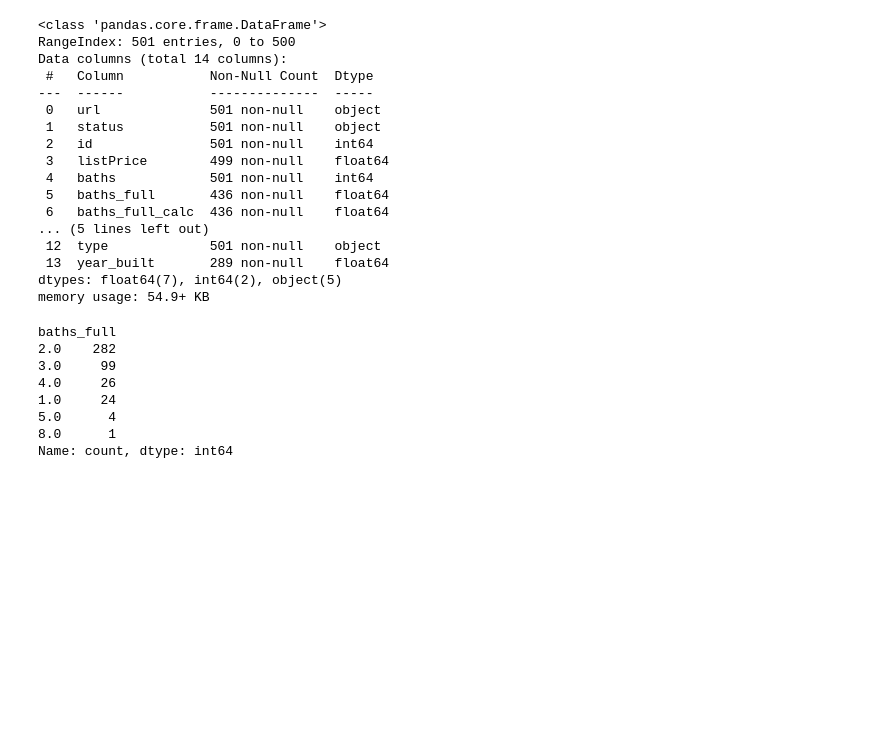
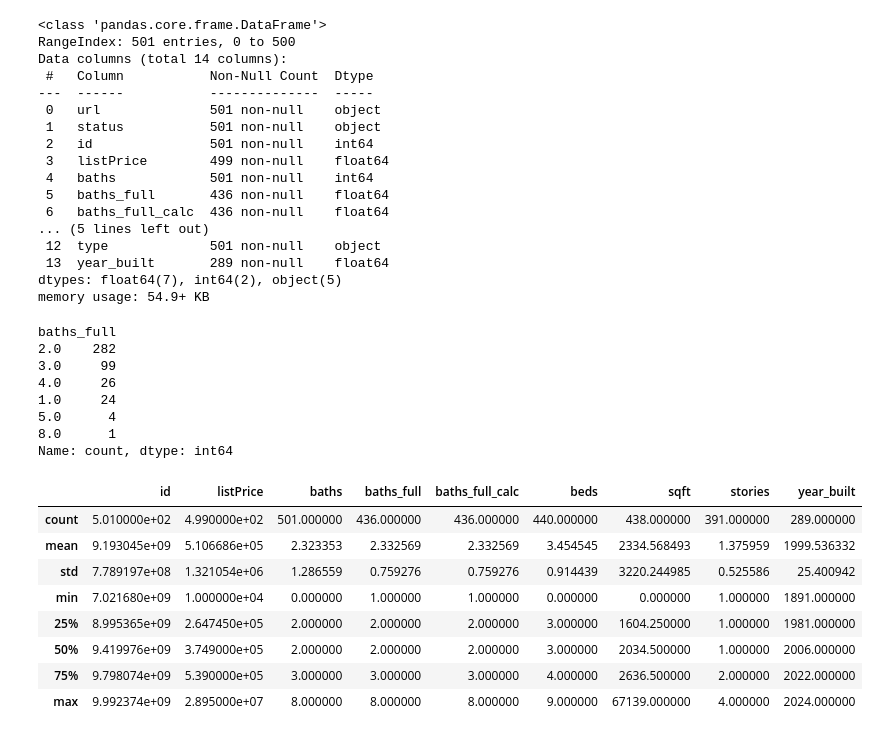
Before and after one commit to ojw92/HandsonML, a Jupyter notebook: ch2.ipynb, the cells around one changed output. Cells and saved outputs as stored; diff of their text form; code cells hidden in the pictures; blank space fills up the shorter version.

```diff
--- a/ch2.ipynb
+++ b/ch2.ipynb
@@ -131,3 +133,15 @@ baths_full
 5.0      4
 8.0      1
 Name: count, dtype: int64
+# %%
+df.describe()
+# %% [output]
+|  | id | listPrice | baths | baths_full | baths_full_calc | beds | sqft | stories | year_built |
+| count | 5.010000e+02 | 4.990000e+02 | 501.000000 | 436.000000 | 436.000000 | 440.000000 | 438.000000 | 391.000000 | 289.000000 |
+| mean | 9.193045e+09 | 5.106686e+05 | 2.323353 | 2.332569 | 2.332569 | 3.454545 | 2334.568493 | 1.375959 | 1999.536332 |
+| std | 7.789197e+08 | 1.321054e+06 | 1.286559 | 0.759276 | 0.759276 | 0.914439 | 3220.244985 | 0.525586 | 25.400942 |
+| min | 7.021680e+09 | 1.000000e+04 | 0.000000 | 1.000000 | 1.000000 | 0.000000 | 0.000000 | 1.000000 | 1891.000000 |
+| 25% | 8.995365e+09 | 2.647450e+05 | 2.000000 | 2.000000 | 2.000000 | 3.000000 | 1604.250000 | 1.000000 | 1981.000000 |
+| 50% | 9.419976e+09 | 3.749000e+05 | 2.000000 | 2.000000 | 2.000000 | 3.000000 | 2034.500000 | 1.000000 | 2006.000000 |
+| 75% | 9.798074e+09 | 5.390000e+05 | 3.000000 | 3.000000 | 3.000000 | 4.000000 | 2636.500000 | 2.000000 | 2022.000000 |
+| max | 9.992374e+09 | 2.895000e+07 | 8.000000 | 8.000000 | 8.000000 | 9.000000 | 67139.000000 | 4.000000 | 2024.000000 |
```
Also changed, not shown: parts of 2 cells of this notebook.
